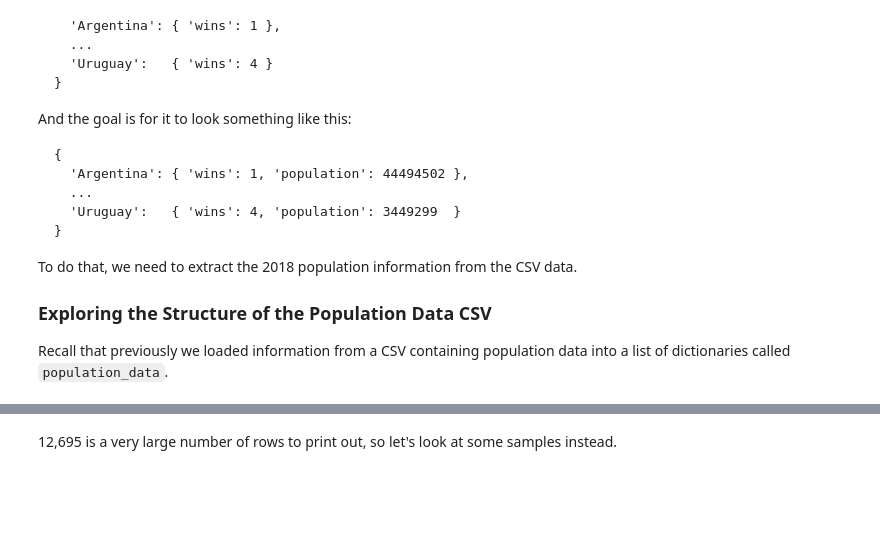
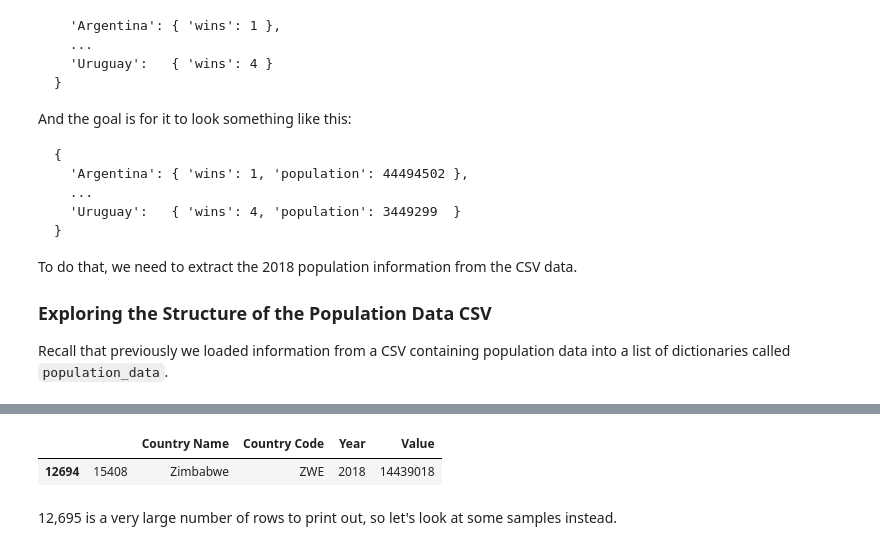
Before and after one commit to Lewynhoanalytics/dsc-data-serialization-lab, a Jupyter notebook: index.ipynb, the cells around one changed output, grey strips where cells are left out. Drawn from its saved outputs; the diff is of its cells as text; code cells hidden in the pictures; blank space fills up the shorter version.

```diff
--- a/index.ipynb
+++ b/index.ipynb
@@ -680,3 +774,12 @@ len(population_data)
+# %%
+#my code
+#converting list to dataframe using pandas
+import pandas as pd
+d1=pd.DataFrame(population_data)
+d1.tail(1)
+# %% [output]
+|  |  | Country Name | Country Code | Year | Value |
+| 12694 | 15408 | Zimbabwe | ZWE | 2018 | 14439018 |
 # %% [markdown]
 12,695 is a very large number of rows to print out, so let's look at some samples instead.
 # %%
```
Also changed, not shown: parts of 24 cells of this notebook.
